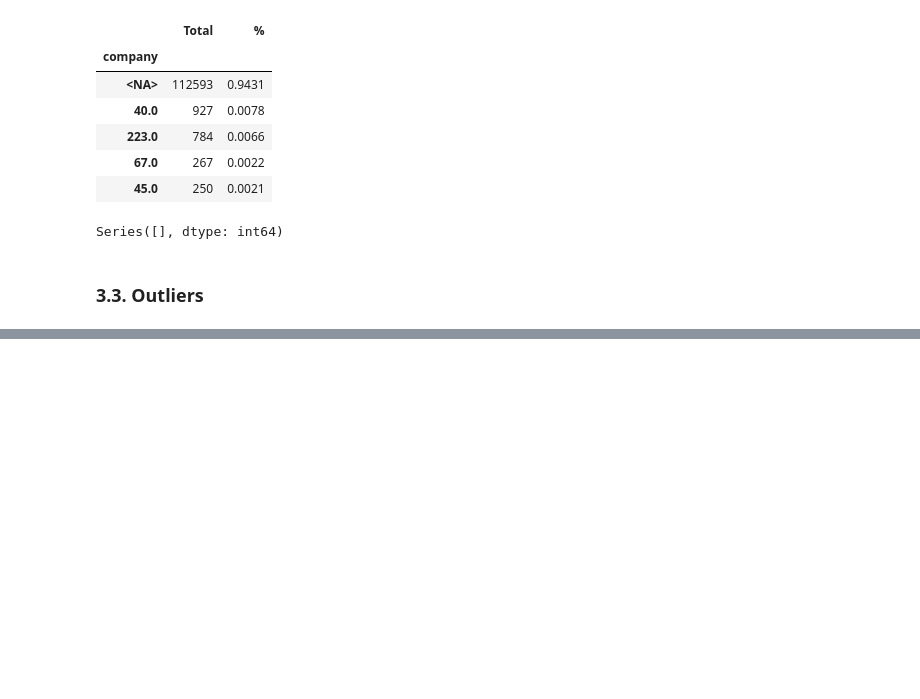
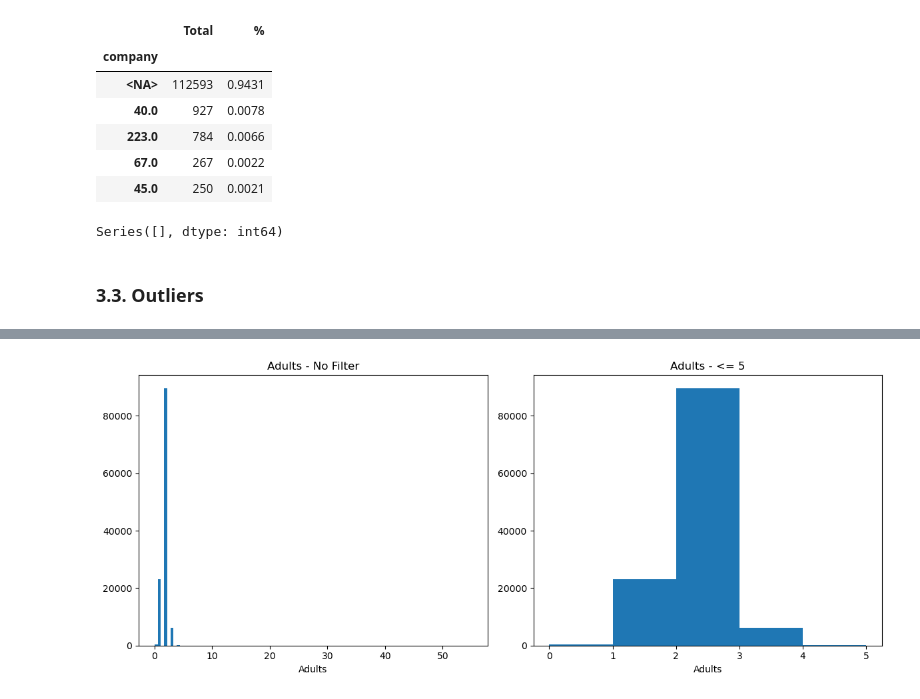
Before and after one commit to bruno-lima98/portfolio-hotel-cancellation-prediction, a Jupyter notebook: main.ipynb, the cells around one changed output, grey strips where cells are left out. Saved outputs shown, nothing was run; the diff lists cells and outputs as text; code cells hidden in the pictures; blank space fills up the shorter version.

```diff
--- a/main.ipynb
+++ b/main.ipynb
@@ -207,0 +235,15 @@ df.describe().T
+# %%
+fig, axes = plt.subplots(1, 2, figsize=(12, 5))
+
+axes[0].hist(df["adults"], bins=100)
+axes[0].set_title("Adults - No Filter")
+axes[0].set_xlabel("Adults")
+
+axes[1].hist(df[(df["adults"] <= 5)]["adults"], bins=5)
+axes[1].set_title("Adults - <= 5")
+axes[1].set_xlabel("Adults")
+
+plt.tight_layout()
+plt.show()
+# %% [output]
+[figure, added]
```
Also changed, not shown: parts of 5 cells of this notebook, 1 other file.
